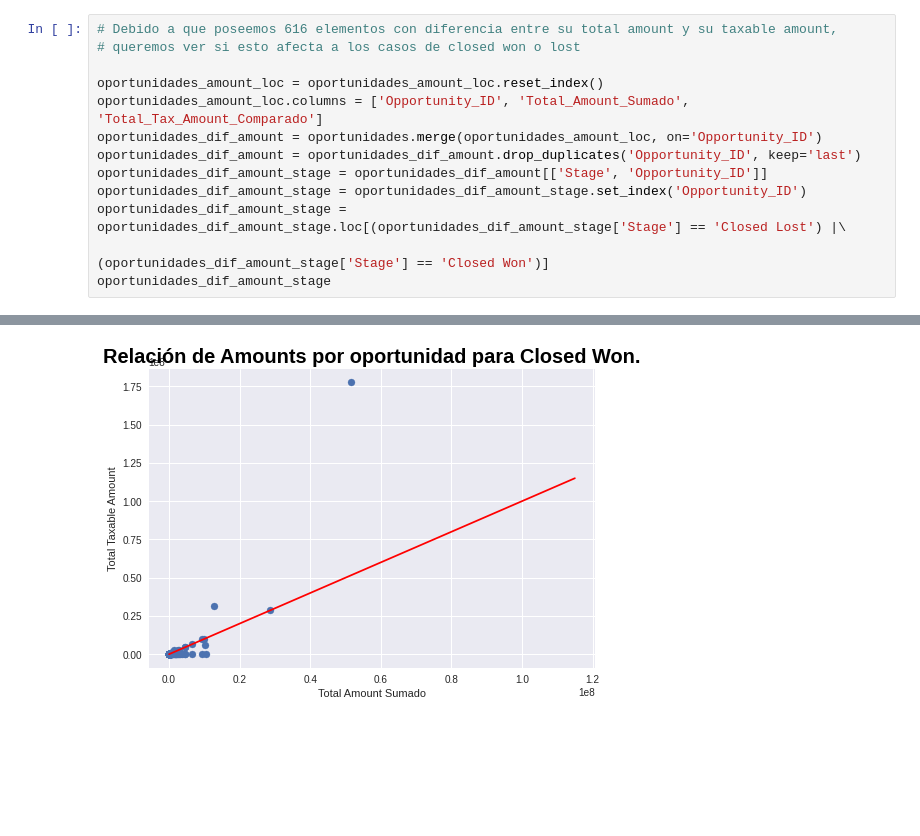
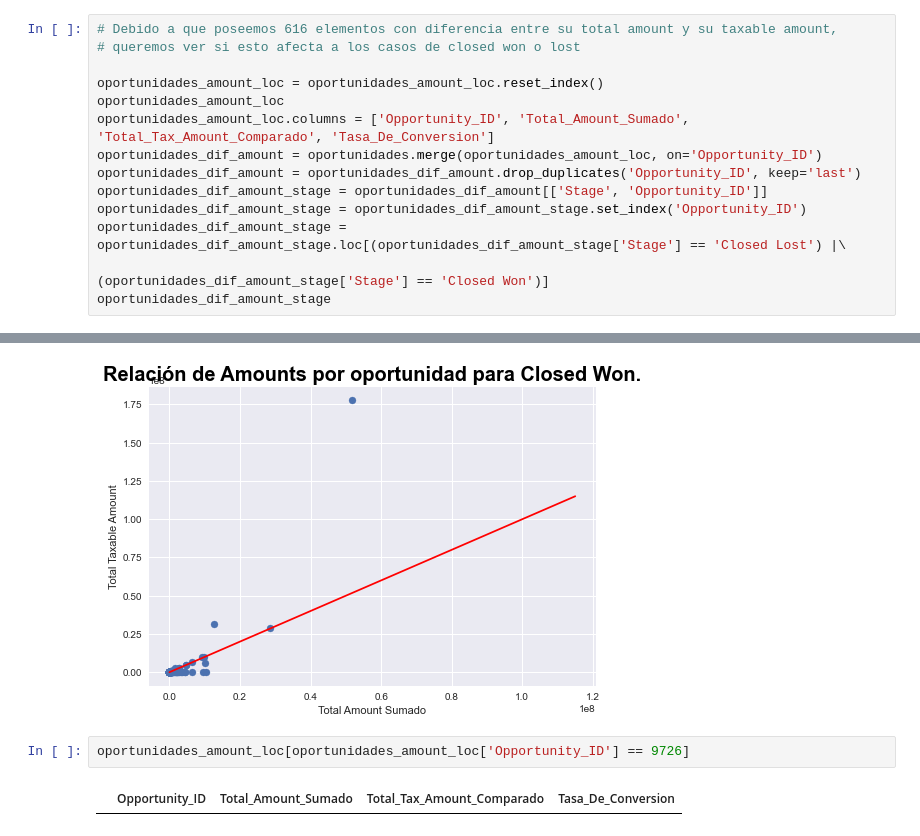
Before and after one commit to federicoburman/OrgaDatos, a Jupyter notebook: Taxable_Y_Total_Amounts.ipynb, the cells around one changed output, grey strips where cells are left out. Saved outputs shown, nothing was run; the diff lists cells and outputs as text; blank space fills up the shorter version.

```diff
--- a/Taxable_Y_Total_Amounts.ipynb
+++ b/Taxable_Y_Total_Amounts.ipynb
@@ -119,7 +121,8 @@ plt.axis("equal")
 # queremos ver si esto afecta a los casos de closed won o lost
 
 oportunidades_amount_loc = oportunidades_amount_loc.reset_index()
-oportunidades_amount_loc.columns = ['Opportunity_ID', 'Total_Amount_Sumado', 'Total_Tax_Amount_Comparado']
+oportunidades_amount_loc
+oportunidades_amount_loc.columns = ['Opportunity_ID', 'Total_Amount_Sumado', 'Total_Tax_Amount_Comparado', 'Tasa_De_Conversion']
 oportunidades_dif_amount = oportunidades.merge(oportunidades_amount_loc, on='Opportunity_ID')
 oportunidades_dif_amount = oportunidades_dif_amount.drop_duplicates('Opportunity_ID', keep='last')
 oportunidades_dif_amount_stage = oportunidades_dif_amount[['Stage', 'Opportunity_ID']]
@@ -194,6 +197,10 @@ plt.ylabel('Total Taxable Amount')
 # %% [output]
 Text(0, 0.5, 'Total Taxable Amount')
 [figure]
+# %%
+oportunidades_amount_loc[oportunidades_amount_loc['Opportunity_ID'] == 9726]
+# %% [output]
+|  | Opportunity_ID | Total_Amount_Sumado | Total_Tax_Amount_Comparado | Tasa_De_Conversion |
 # %%
 # También se puede analizar que países tienen mayor Total_Amount para saber en cual de estos se factura más.
 
```
Also changed, not shown: parts of 6 cells of this notebook, 3 other files.
